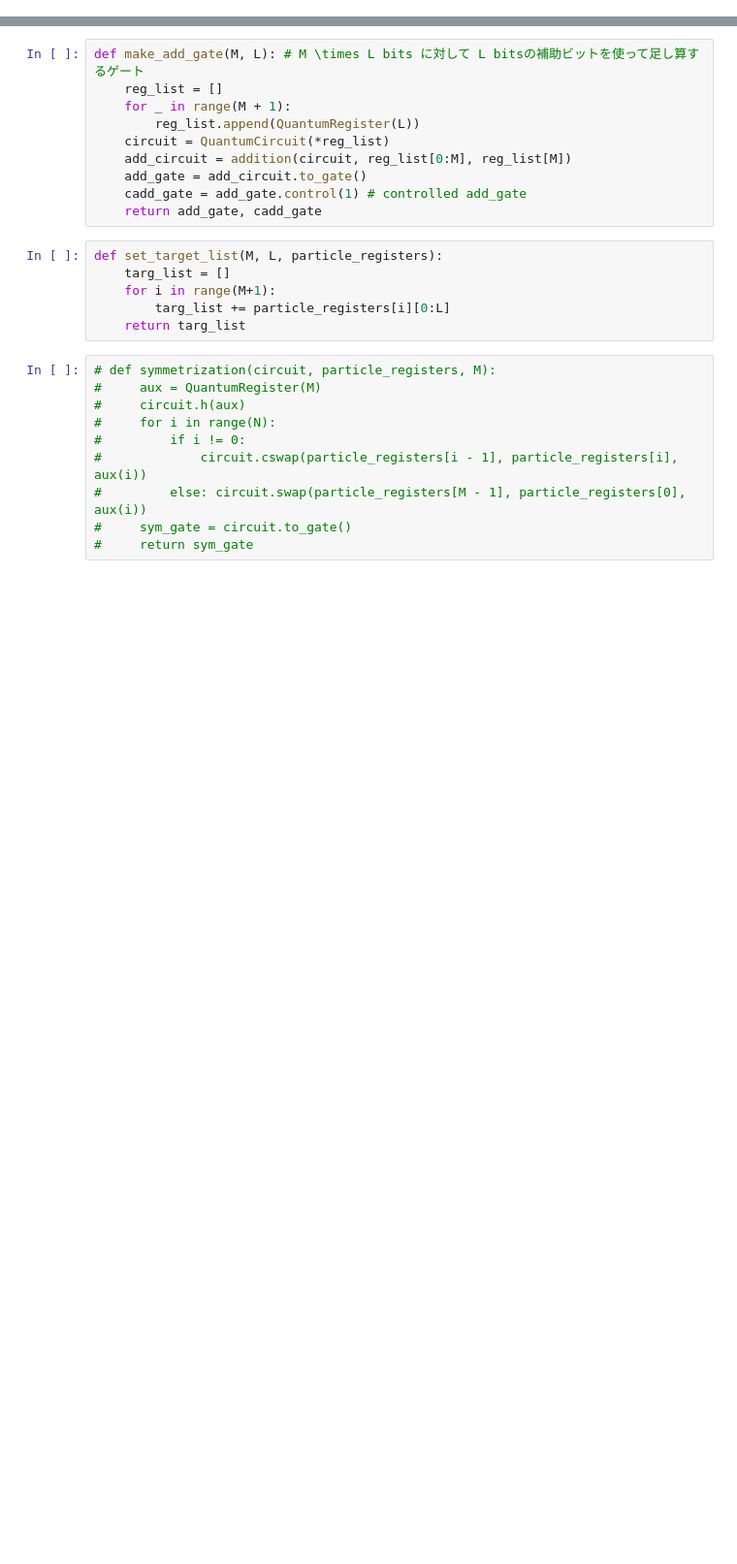
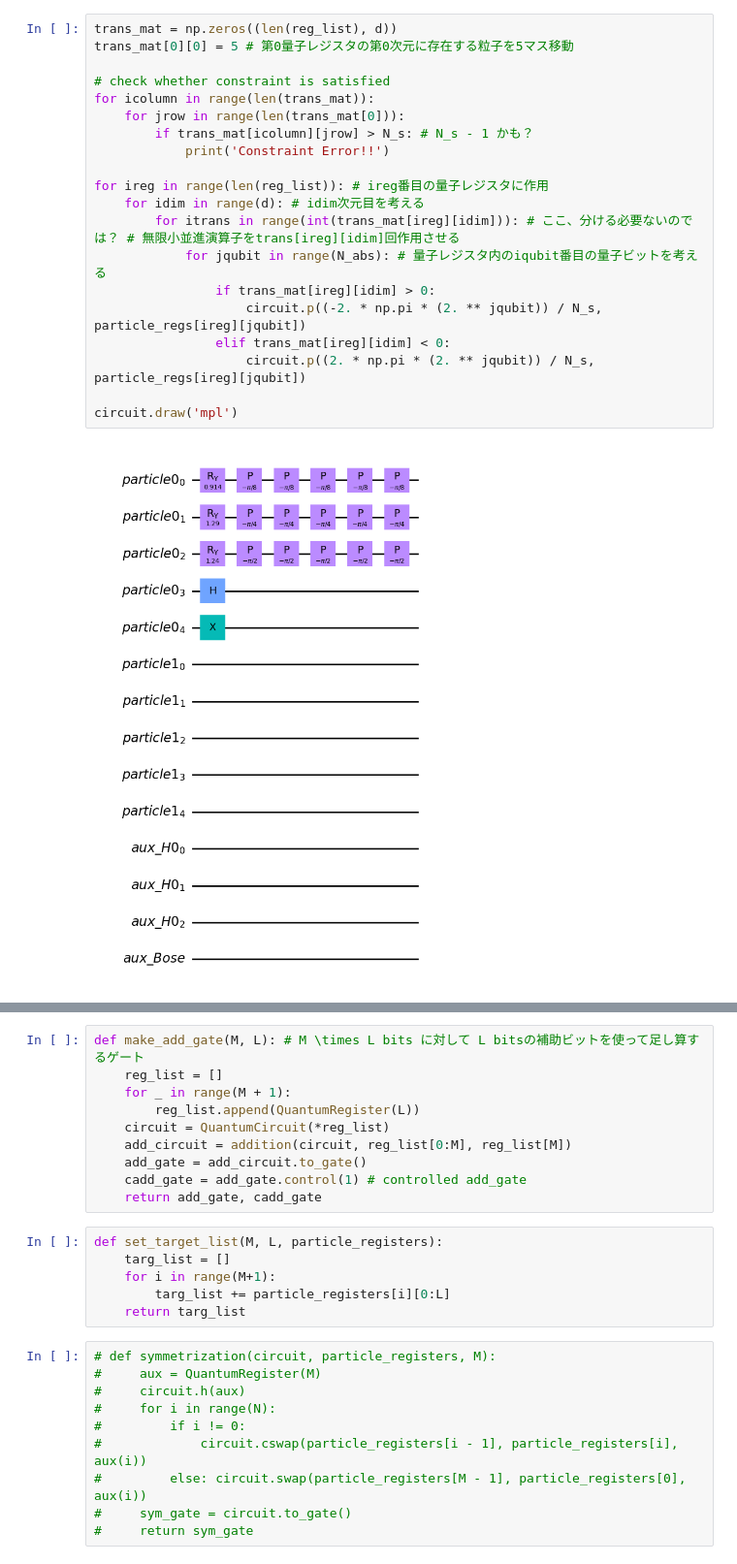
Before and after one commit to UTokyo-ICEPP/single-particle-qft, a Jupyter notebook: qsp/qc_single_particle.ipynb, the cells around one changed output, grey strips where cells are left out. Shown at 97% size. Saved outputs shown, nothing was run; the diff lists cells and outputs as text; blank space fills up the shorter version.

```diff
--- a/qsp/qc_single_particle.ipynb
+++ b/qsp/qc_single_particle.ipynb
@@ -33,0 +68,22 @@ def init(M): # initialize circuit
+# %%
+trans_mat = np.zeros((len(reg_list), d))
+trans_mat[0][0] = 5 # 第0量子レジスタの第0次元に存在する粒子を5マス移動
+
+# check whether constraint is satisfied
+for icolumn in range(len(trans_mat)):
+    for jrow in range(len(trans_mat[0])):
+        if trans_mat[icolumn][jrow] > N_s: # N_s - 1 かも？
+            print('Constraint Error!!')
+
+for ireg in range(len(reg_list)): # ireg番目の量子レジスタに作用
+    for idim in range(d): # idim次元目を考える
+        for itrans in range(int(trans_mat[ireg][idim])): # ここ、分ける必要ないのでは？ # 無限小並進演算子をtrans[ireg][idim]回作用させる
+            for jqubit in range(N_abs): # 量子レジスタ内のiqubit番目の量子ビットを考える
+                if trans_mat[ireg][idim] > 0:
+                    circuit.p((-2. * np.pi * (2. ** jqubit)) / N_s, particle_regs[ireg][jqubit])
+                elif trans_mat[ireg][idim] < 0:
+                    circuit.p((2. * np.pi * (2. ** jqubit)) / N_s, particle_regs[ireg][jqubit])
+
+circuit.draw('mpl')
+# %% [output]
+[figure, added]
```
Also changed, not shown: parts of 15 cells of this notebook, 1 other file.
